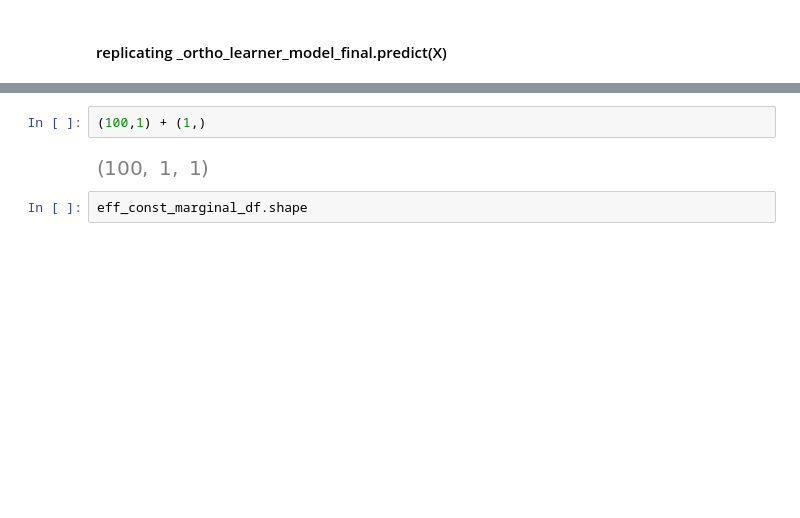
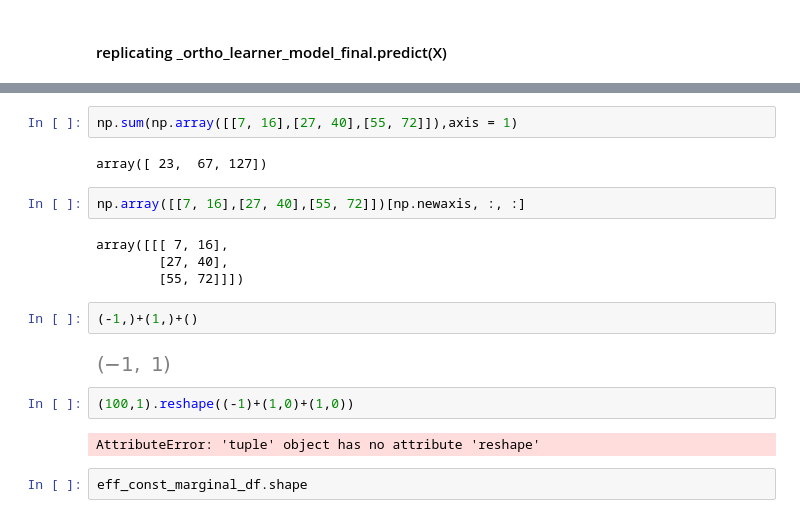
Before and after one commit to ssemov/EconML, a Jupyter notebook: my_notebooks/LinearDRIV effect vs effect_interval shape inconsistency.ipynb, the cells around one changed output, grey strips where cells are left out. Cells and saved outputs as stored; diff of their text form; blank space fills up the shorter version.

```diff
--- a/my_notebooks/LinearDRIV effect vs effect_interval shape inconsistency.ipynb
+++ b/my_notebooks/LinearDRIV effect vs effect_interval shape inconsistency.ipynb
@@ -165,7 +448,21 @@ array([ 2.37372932,  0.16503574, -2.71786303,  1.04051282, -0.63110476])
+# %%
+np.sum(np.array([[7, 16],[27, 40],[55, 72]]),axis = 1)
+# %% [output]
+array([ 23,  67, 127])
+# %%
+np.array([[7, 16],[27, 40],[55, 72]])[np.newaxis, :, :]
+# %% [output]
+array([[[ 7, 16],
+        [27, 40],
+        [55, 72]]])
 # %%
-(100,1) + (1,)
+(-1,)+(1,)+()
 # %% [output]
-[figure, old version]
+[figure, new version]
+# %%
+(100,1).reshape((-1)+(1,0)+(1,0))
+# %% [output]
+AttributeError: 'tuple' object has no attribute 'reshape'
 # %%
 eff_const_marginal_df.shape
 # %% [output]
```
Also changed, not shown: parts of 38 cells of this notebook.
